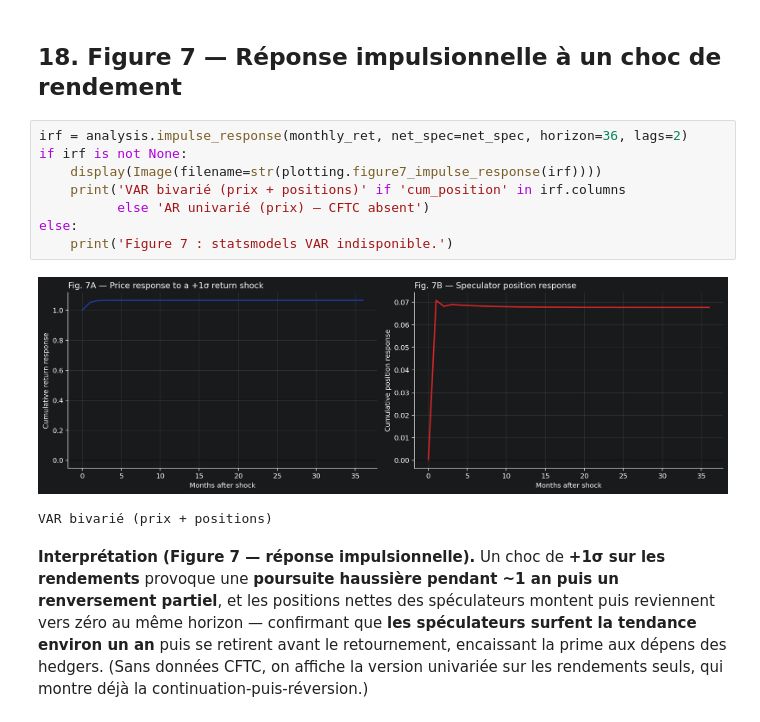
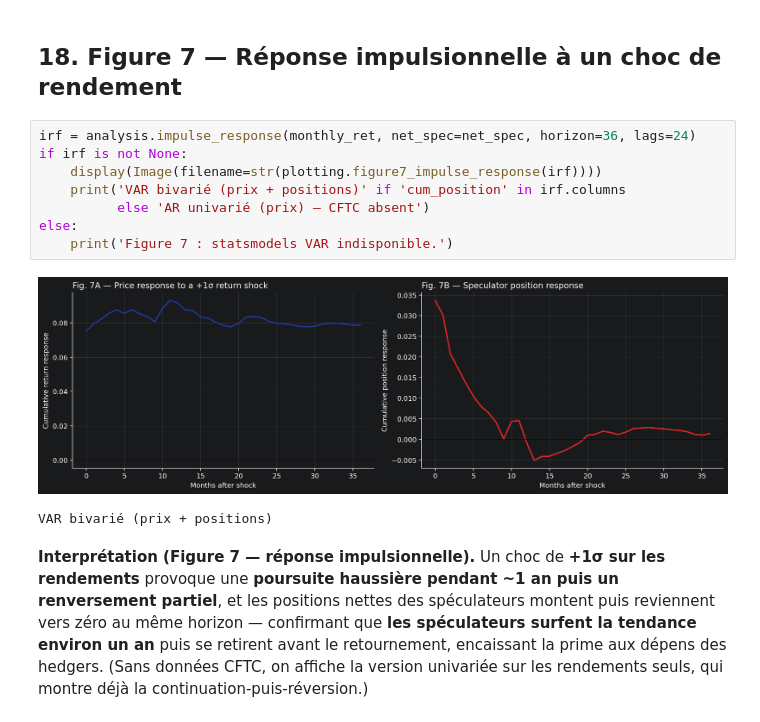
Before and after one commit to Mariuscalaque/Moskowitz-HuaOoi-Pedersen-Time-Series-Momentum-, a Jupyter notebook: replication_complete.ipynb, the cells around one changed output. Drawn from its saved outputs; the diff is of its cells as text.

```diff
--- a/replication_complete.ipynb
+++ b/replication_complete.ipynb
@@ -438,15 +448,15 @@ Panel B (positions) : inclus
 # %% [markdown]
 ## 18. Figure 7 — Réponse impulsionnelle à un choc de rendement
 # %%
-irf = analysis.impulse_response(monthly_ret, net_spec=net_spec, horizon=36, lags=2)
+irf = analysis.impulse_response(monthly_ret, net_spec=net_spec, horizon=36, lags=24)
 if irf is not None:
     display(Image(filename=str(plotting.figure7_impulse_response(irf))))
     print('VAR bivarié (prix + positions)' if 'cum_position' in irf.columns
           else 'AR univarié (prix) — CFTC absent')
 else:
     print('Figure 7 : statsmodels VAR indisponible.')
 # %% [output]
-[figure, old version]
+[figure, new version]
 VAR bivarié (prix + positions)
 # %% [markdown]
 **Interprétation (Figure 7 — réponse impulsionnelle).** Un choc de **+1σ sur les rendements** provoque une **poursuite haussière pendant ~1 an puis un renversement partiel**, et les positions nettes des spéculateurs montent puis reviennent vers zéro au même horizon — confirmant que **les spéculateurs surfent la tendance environ un an** puis se retirent avant le retournement, encaissant la prime aux dépens des hedgers. (Sans données CFTC, on affiche la version univariée sur les rendements seuls, qui montre déjà la continuation-puis-réversion.)
```
Also changed, not shown: parts of 12 cells of this notebook, 34 other files.
